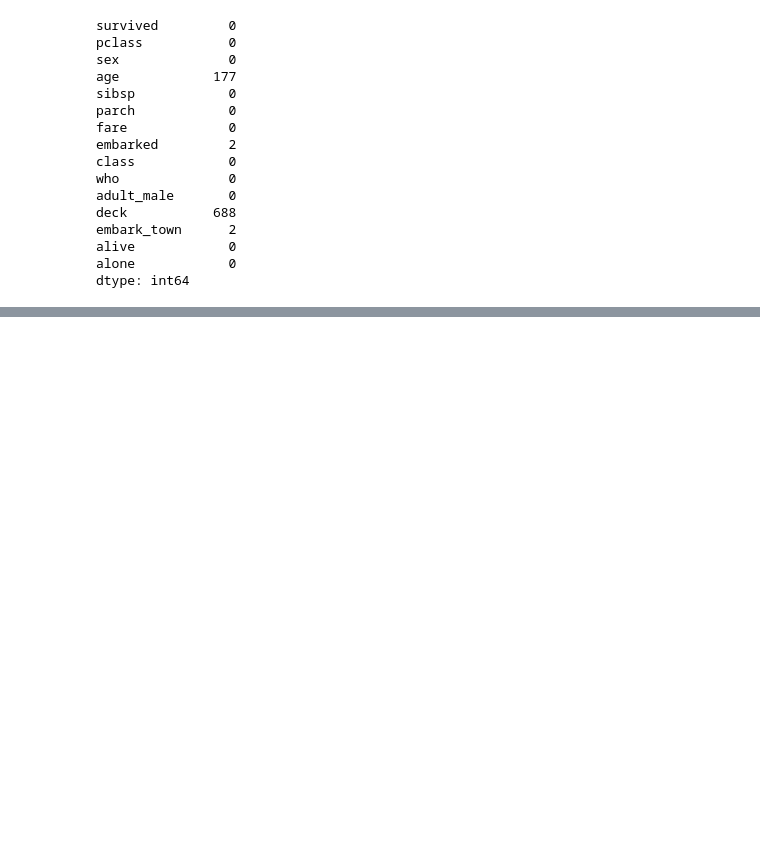
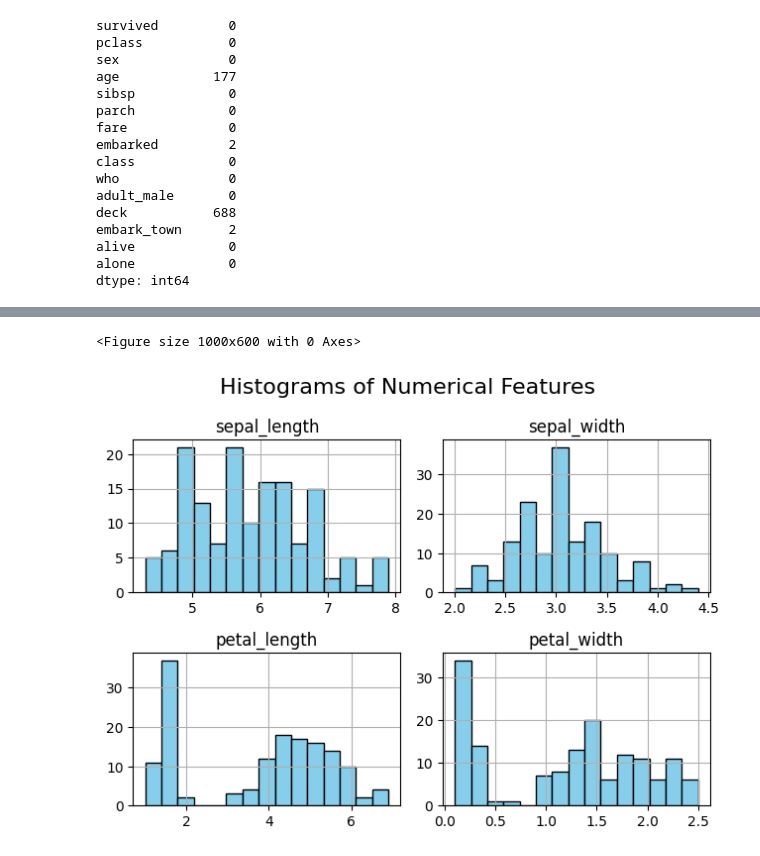
Before and after one commit to Janhvi-S103/Elements-of-AIML, a Jupyter notebook: Experiments_AIML.ipynb, the cells around one changed output, grey strips where cells are left out. Saved outputs shown, nothing was run; the diff lists cells and outputs as text; code cells hidden in the pictures; blank space fills up the shorter version.

```diff
--- a/Experiments_AIML.ipynb
+++ b/Experiments_AIML.ipynb
@@ -154,0 +872,78 @@ dtype: int64
+# %%
+# Importing necessary libraries
+import pandas as pd
+import numpy as np
+import matplotlib.pyplot as plt
+import seaborn as sns
+
+# 1. Dataset Import
+# Load the Iris dataset from seaborn for this demonstration
+df = sns.load_dataset('iris')
+
+# Displaying the dataset's structure
+print("First few rows of the dataset:")
+print(df.head())
+print("\nDataset Information:")
+print(df.info())
+
+# 2. Basic Visualizations (Matplotlib)
+
+# 2.1 Histogram for numerical features
+plt.figure(figsize=(10, 6))
+df.iloc[:, :-1].hist(bins=15, color='skyblue', edgecolor='black')
+plt.suptitle('Histograms of Numerical Features', fontsize=16)
+plt.tight_layout()
+plt.show()
+
+# 2.2 Bar Plot for categorical data distribution
+species_counts = df['species'].value_counts()
+plt.figure(figsize=(6, 4))
+sns.barplot(x=species_counts.index, y=species_counts.values, palette='viridis')
+plt.title('Species Distribution', fontsize=14)
+plt.xlabel('Species', fontsize=12)
+plt.ylabel('Count', fontsize=12)
+plt.show()
+
+# 2.3 Pie Chart for categorical feature distribution
+plt.figure(figsize=(6, 6))
+df['species'].value_counts().plot.pie(autopct='%1.1f%%', colors=sns.color_palette('Set3'), startangle=90)
+plt.title('Proportion of Each Species', fontsize=14)
+plt.ylabel('')
+plt.show()
+
+# 3. Advanced Visualizations (Seaborn)
+
+# 3.1 Box Plot for numerical features
+plt.figure(figsize=(10, 6))
+sns.boxplot(x='species', y='sepal_length', data=df, palette='Set2')
+plt.title('Box Plot of Sepal Length by Species', fontsize=14)
+plt.show()
+
+# 3.2 Violin Plot for distribution across categories
+plt.figure(figsize=(10, 6))
+sns.violinplot(x='species', y='sepal_length', data=df, palette='Set1')
+plt.title('Violin Plot of Sepal Length by Species', fontsize=14)
+plt.show()
+
+# 3.3 Pair Plot for pairwise relationships
+sns.pairplot(df, hue='species', palette='Set2')
+plt.suptitle('Pair Plot of Iris Dataset', fontsize=16)
+plt.show()
+
+# 3.4 Heatmap for correlation matrix
+plt.figure(figsize=(8, 6))
+corr_matrix = df.iloc[:, :-1].corr()  # Correlation matrix for numerical columns
+sns.heatmap(corr_matrix, annot=True, cmap='coolwarm', fmt='.2f', linewidths=0.5)
+plt.title('Heatmap of Correlation Matrix', fontsize=14)
+plt.show()
+
+# 4. Customizations (Already applied in the code above)
+
+# 5. Conclusion:
+# - Based on the visualizations:
+#     - Histograms and box plots provide insights into the distribution and spread of features.
+#     - Bar plots and pie charts show the proportion of different categories.
+#     - Violin plots offer detailed information about the distribution of data within each class.
+#     - Pair plots reveal relationships and correlations between features.
+#     - The heatmap shows the correlation between numerical features, allowing us to observe any linear relationships.
+# %% [output]
@@ -154,0 +967,2 @@ dtype: int64
+<Figure size 1000x600 with 0 Axes>
+[figure, added]
```
Also changed, not shown: parts of 21 cells of this notebook.
